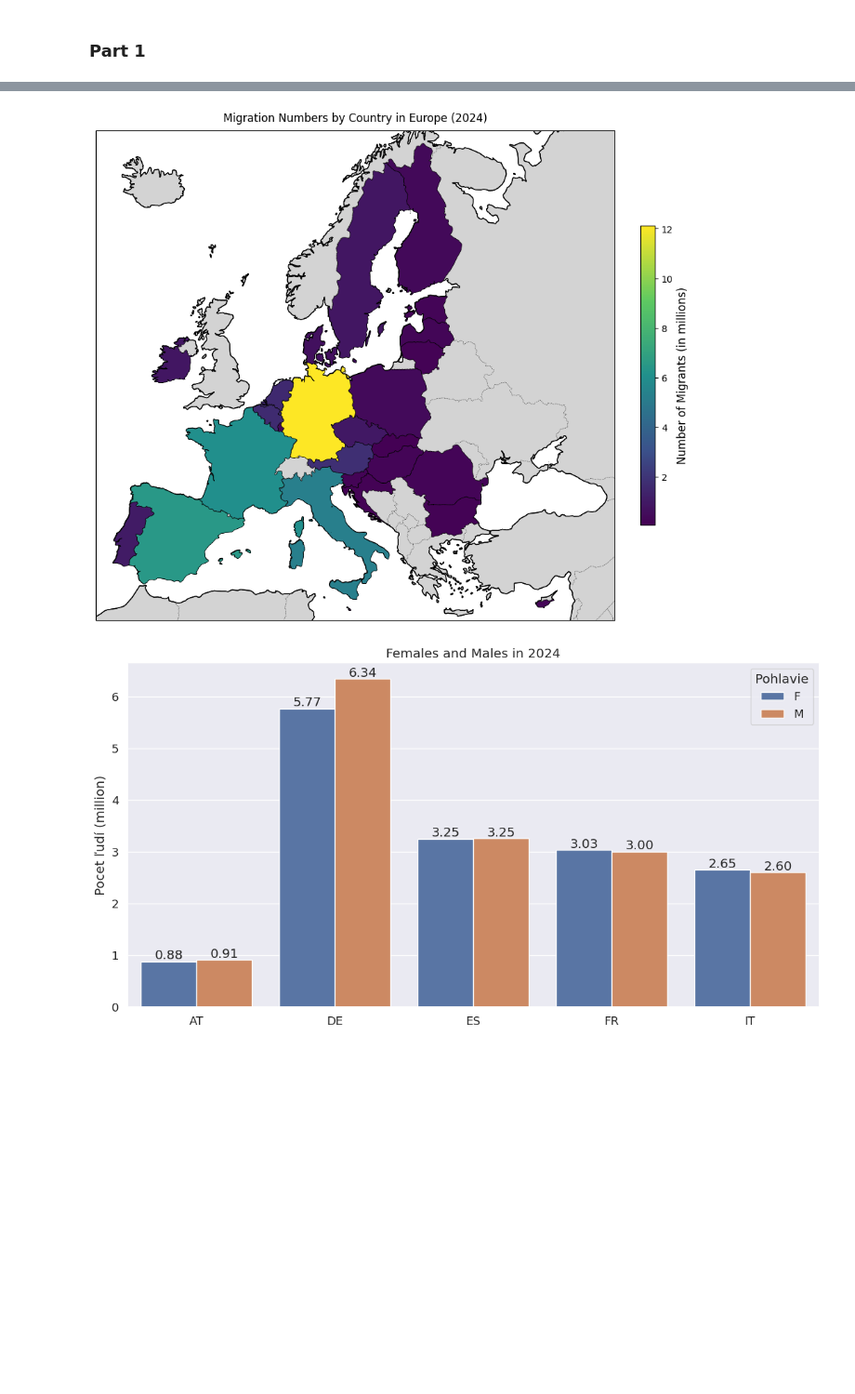
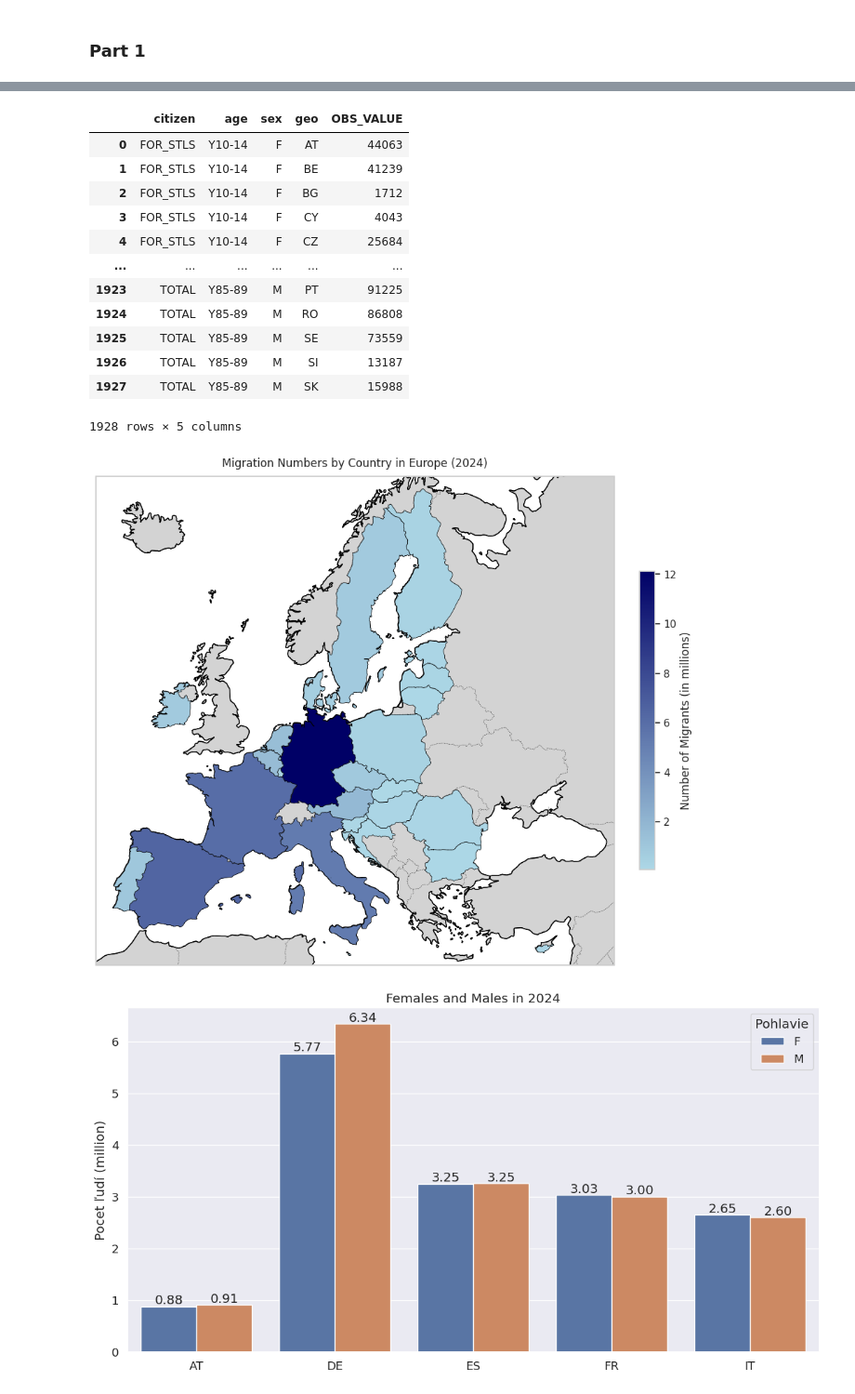
Before and after one commit to loveBeatles/datavis_project, a Jupyter notebook: group_project.ipynb, the cells around one changed output, grey strips where cells are left out. Shown at 93% size. Drawn from its saved outputs; the diff is of its cells as text; code cells hidden in the pictures; blank space fills up the shorter version.

```diff
--- a/group_project.ipynb
+++ b/group_project.ipynb
@@ -124,6 +159,10 @@ plt.show()
 # %%
 url1 = "https://raw.githubusercontent.com/loveBeatles/datavis_project/main/data/points_of_country.csv"
+url2 = "https://raw.githubusercontent.com/loveBeatles/datavis_project/main/data/ForDemoPiramid.csv"
 data_frame_by_points_of_country = pd.read_csv(url1, usecols=['Country', 'ISO-ALPHA-2', 'Latitude', 'Longitude'])
+df_density_migrants = pd.read_csv(url2).drop(['STRUCTURE','STRUCTURE_ID', 'CONF_STATUS', 'OBS_FLAG', 'freq', 'TIME_PERIOD', 'unit'], axis=1)
+#df_density_migrants = df_density_migrants.groupby(['citizen', 'geo'])['OBS_VALUE'].sum()
+display(df_density_migrants)
 
 data = {
     "geo": list(df['geo'].unique())
@@ -136,35 +175,52 @@ nove_frame = pd.merge(points, df_sorted_by_number_immigrates, on="geo")
 fig, ax = plt.subplots(figsize=(10, 8), subplot_kw={'projection': ccrs.LambertConformal(15.0, 50.0)})
 ax.set_extent([-10, 40, 35, 70], crs=ccrs.PlateCarree())
 
 ax.add_feature(cfeature.LAND, edgecolor='black', facecolor='lightgray')
 ax.add_feature(cfeature.COASTLINE, linewidth=0.8)
 ax.add_feature(cfeature.BORDERS, linestyle=':', linewidth=0.5)
 
-cmap = LinearSegmentedColormap.from_list("custom_viridis", [
+'''cmap = LinearSegmentedColormap.from_list("custom_viridis", [
     (0.267004, 0.004874, 0.329415),
     (0.229739, 0.322470, 0.545267),
     (0.127568, 0.566949, 0.550556),
     (0.369214, 0.788888, 0.382914),
     (0.993248, 0.906157, 0.143936)
+])'''
+cmap = LinearSegmentedColormap.from_list("light_blue_to_dark_blue", [
+    (0.678, 0.847, 0.902),  # Светло-голубой (light sky blue)
+    (0.0, 0.0, 0.4)         # Чуть темнее синий (slightly darker blue)
 ])
 
 norm = plt.Normalize(nove_frame['OBS_VALUE'].min(), nove_frame['OBS_VALUE'].max())
 
 migration_dict = dict(zip(nove_frame['Country'], nove_frame['OBS_VALUE']))
 for country in shpreader.Reader(shpreader.natural_earth('50m', 'cultural', 'admin_0_countries')).records():
     if country.attributes['NAME_LONG'] in migration_dict:
         ax.add_geometries([country.geometry], ccrs.PlateCarree(),
                           facecolor=cmap(norm(migration_dict[country.attributes['NAME_LONG']])),
                           edgecolor='black', linewidth=0.5)
 
 cbar = plt.colorbar(plt.cm.ScalarMappable(cmap=cmap, norm=norm), ax=ax, shrink=0.6, pad=0.04)
 cbar.set_label('Number of Migrants (in millions)', fontsize=12)
 cbar.set_ticklabels([0, 2, 4, 6, 8, 10, 12])
 
 plt.title('Migration Numbers by Country in Europe (2024)', fontsize=12, pad=10)
 plt.tight_layout()
 # %% [output]
+|  | citizen | age | sex | geo | OBS_VALUE |
+| 0 | FOR_STLS | Y10-14 | F | AT | 44063 |
+| 1 | FOR_STLS | Y10-14 | F | BE | 41239 |
+| 2 | FOR_STLS | Y10-14 | F | BG | 1712 |
+| 3 | FOR_STLS | Y10-14 | F | CY | 4043 |
+| 4 | FOR_STLS | Y10-14 | F | CZ | 25684 |
+| ... | ... | ... | ... | ... | ... |
+| 1923 | TOTAL | Y85-89 | M | PT | 91225 |
+| 1924 | TOTAL | Y85-89 | M | RO | 86808 |
+| 1925 | TOTAL | Y85-89 | M | SE | 73559 |
+| 1926 | TOTAL | Y85-89 | M | SI | 13187 |
+| 1927 | TOTAL | Y85-89 | M | SK | 15988 |
+1928 rows × 5 columns
-[figure, old version]
+[figure, new version]
 # %%
 df['OBS_VALUE_milion'] = df['OBS_VALUE'] /1000000
 osnova = df[df['geo'].isin(countries_highest_number_immigrates)]
```
Also changed, not shown: parts of 4 cells of this notebook, 1 other file.
